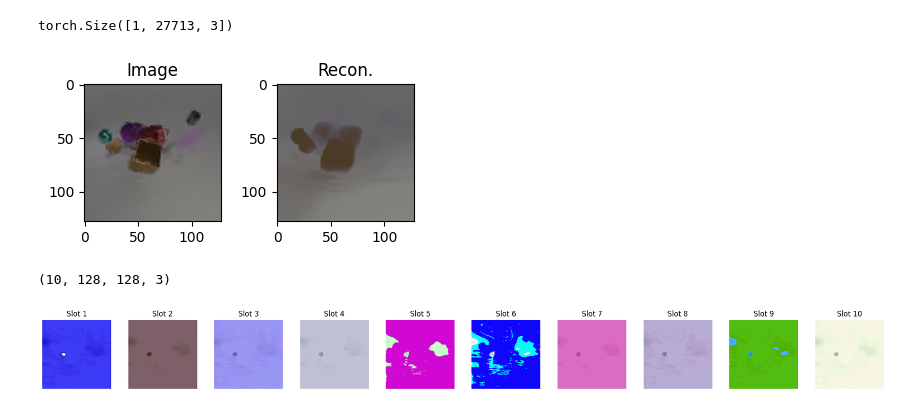
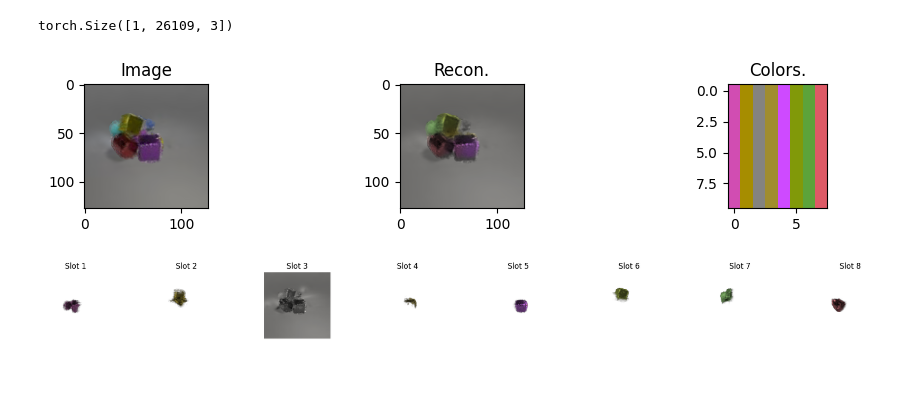
Before and after one commit to 00LukeSkyworker00/4dgs-slot-attention, a Jupyter notebook: eval.ipynb, the cells around one changed output. Saved outputs shown, nothing was run; the diff lists cells and outputs as text; code cells hidden in the pictures; blank space fills up the shorter version.

Commit message:
finish color compete

```diff
--- a/eval.ipynb
+++ b/eval.ipynb
@@ -15,7 +16,7 @@ from dataset import *
 
 # Load YAML.
 cfg = OmegaConf.load('config.yaml')
-cfg.attention.num_slots = 10
+cfg.attention.num_slots = 8
 
 # Get CFG
 seed = cfg.training.seed
@@ -25,11 +26,11 @@ num_iters = cfg.attention.num_iters
 resolution = tuple(cfg.dataset.resolution)
 
 # Set target frame.
-frame = 5
+frame = 10
 
 # Load val dataset.
 val_dir = '/home/skyworker/result/4DGS_SlotAttention/shape_of_motion/'
-val_seq = 'movi_a_0020_anoMask'
+val_seq = 'movi_a_0050_anoMask'
 test_set = ShapeOfMotion(os.path.join(val_dir,val_seq), cfg.dataset)
 
 # Load model.
@@ -60,35 +61,40 @@ w2cs = w2cs[None].to(device)
 pos_embed = sample['all_gs'][0][None].to(device)
 print(pos_embed.shape)
 # %% [output]
-torch.Size([1, 27713, 3])
+torch.Size([1, 26109, 3])
 # %%
-recon_combined,recon_slots = model(gs, pos_embed, Ks=Ks, w2cs=w2cs)
+recon_combined,recon_slots,color_code = model(gs, pos_embed, Ks=Ks, w2cs=w2cs,inference=True)
 # Squeeze.
 recon_combined = (recon_combined * 255).squeeze(0).to(torch.uint8)
-recon_slots = (recon_slots * 255).squeeze(0).to(torch.uint8)
+recon_slots = (recon_slots * 255)
+color_code = (color_code - color_code.min()) / (color_code.max()-color_code.min()) # Min-Max Norm
+color_code = (color_code * 255).squeeze(0).to(torch.uint8)
+color_code = color_code.permute(1,0,2)
 # recons = recons.squeeze(0)
 # masks = masks.squeeze(0)
 
 # Convert to numpy.
 recon_combined = recon_combined.cpu().detach().numpy()
-recon_slots = recon_slots.cpu().detach().numpy()
+color_code = color_code.cpu().detach().numpy()
 
 # recons = recons.cpu().detach().numpy()
 # masks = masks.cpu().detach().numpy()
-fig, ax = plt.subplots(1, 2, figsize=(4, 2))
+fig, ax = plt.subplots(1, 3, figsize=(10, 2))
 # plt.imshow(image, cmap='gray')
 ax[0].imshow(image)
 ax[0].set_title('Image')
 ax[1].imshow(recon_combined)
 ax[1].set_title('Recon.')
+ax[2].imshow(color_code)
+ax[2].set_title('Colors.')
 plt.tight_layout()
 # %% [output]
-[figure, old version]
+[figure, new version]
 # %%
 fig, ax = plt.subplots(1, num_slots, figsize=(20, 2))
-print(recon_slots.shape)
 for i in range(num_slots):
-  picture = recon_slots[i] * 10
+  slot = recon_slots[i].squeeze(0).to(torch.uint8)
+  picture = slot.cpu().detach().numpy()
   # picture = recons[i] * masks[i] + (1 - masks[i])
   ax[i].imshow(picture)
   ax[i].set_title('Slot %s' % str(i + 1))
@@ -97,7 +103,6 @@ for i in range(len(ax)):
   ax[i].axis('off')
 plt.tight_layout()
 # %% [output]
-(10, 128, 128, 3)
-[figure, old version]
+[figure, new version]
 # %%
 # !tensorboard --logdir=logs
```
Also changed, not shown: parts of 1 cell of this notebook, 4 other files.
